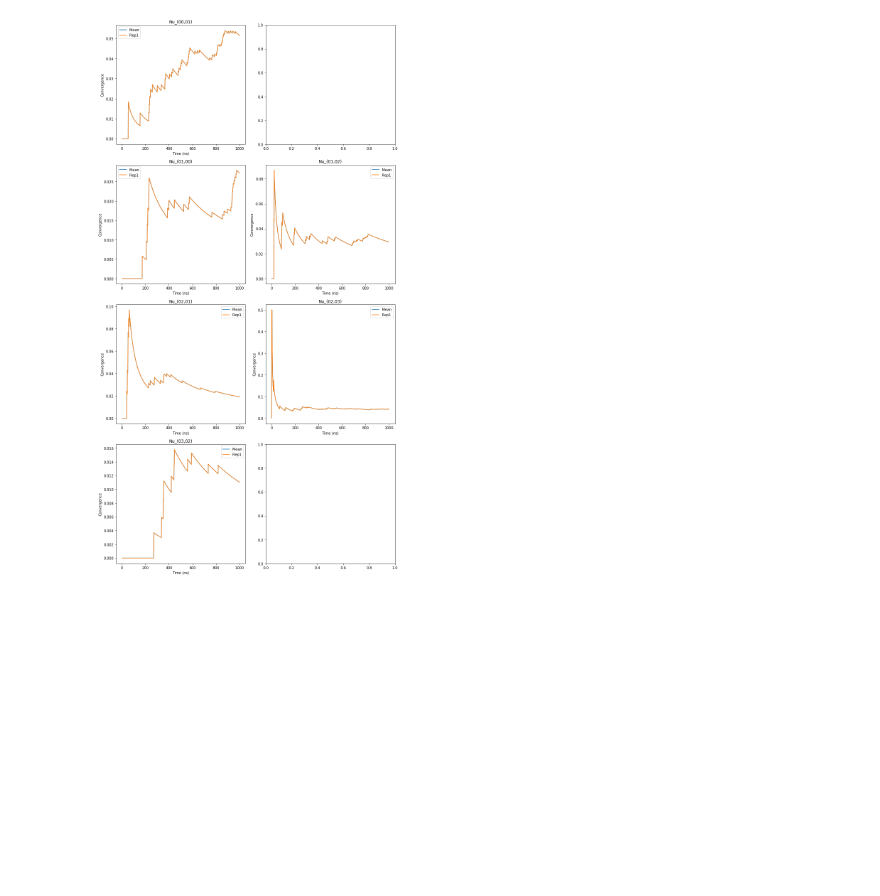
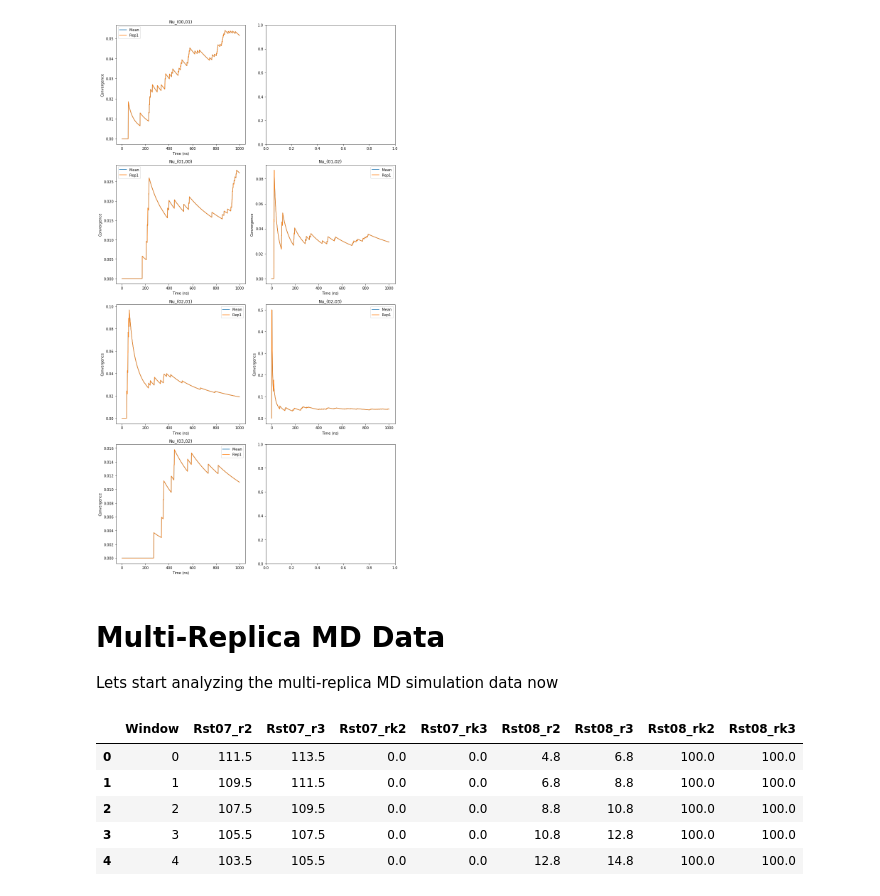
Before and after one commit to wesleymsmith/Milestoning_Analysis, a Jupyter notebook: Analyze_MD_Milestoning_Data.ipynb, the cells around one changed output. Drawn from its saved outputs; the diff is of its cells as text; code cells hidden in the pictures; blank space fills up the shorter version.

```diff
--- a/Analyze_MD_Milestoning_Data.ipynb
+++ b/Analyze_MD_Milestoning_Data.ipynb
@@ -556,3 +556,18 @@ plt.tight_layout()
 plt.show()
 # %% [output]
 [figure]
+# %% [markdown]
+# Multi-Replica MD Data
+
+Lets start analyzing the multi-replica MD simulation data now
+# %%
+#load restraint data
+restData=pd.read_csv('Simulation_Milestone_Restraint_Data.MultiRep.csv')
+restData
+# %% [output]
+|  | Window | Rst07_r2 | Rst07_r3 | Rst07_rk2 | Rst07_rk3 | Rst08_r2 | Rst08_r3 | Rst08_rk2 | Rst08_rk3 |
+| 0 | 0 | 111.5 | 113.5 | 0.0 | 0.0 | 4.8 | 6.8 | 100.0 | 100.0 |
+| 1 | 1 | 109.5 | 111.5 | 0.0 | 0.0 | 6.8 | 8.8 | 100.0 | 100.0 |
+| 2 | 2 | 107.5 | 109.5 | 0.0 | 0.0 | 8.8 | 10.8 | 100.0 | 100.0 |
+| 3 | 3 | 105.5 | 107.5 | 0.0 | 0.0 | 10.8 | 12.8 | 100.0 | 100.0 |
+| 4 | 4 | 103.5 | 105.5 | 0.0 | 0.0 | 12.8 | 14.8 | 100.0 | 100.0 |
```
Also changed, not shown: parts of 4 cells of this notebook, 4 other files.
